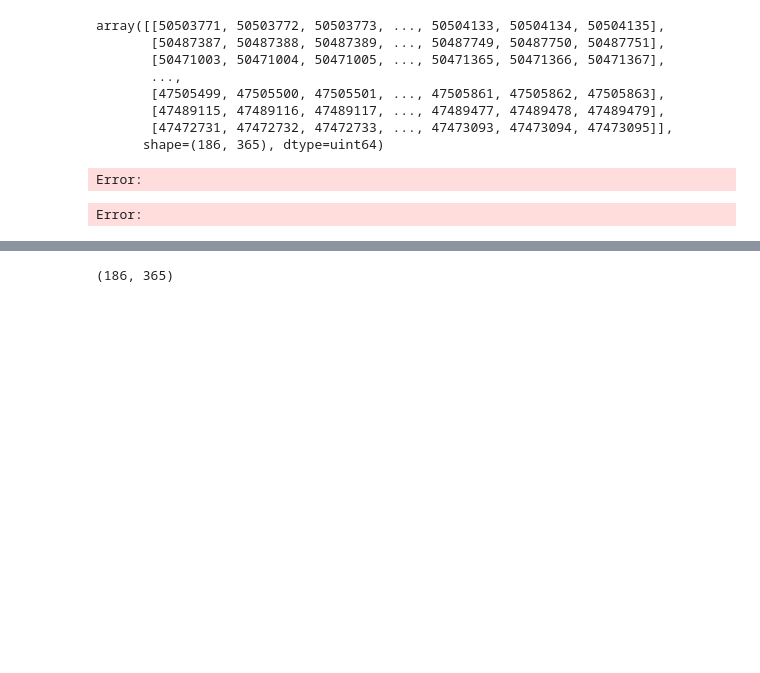
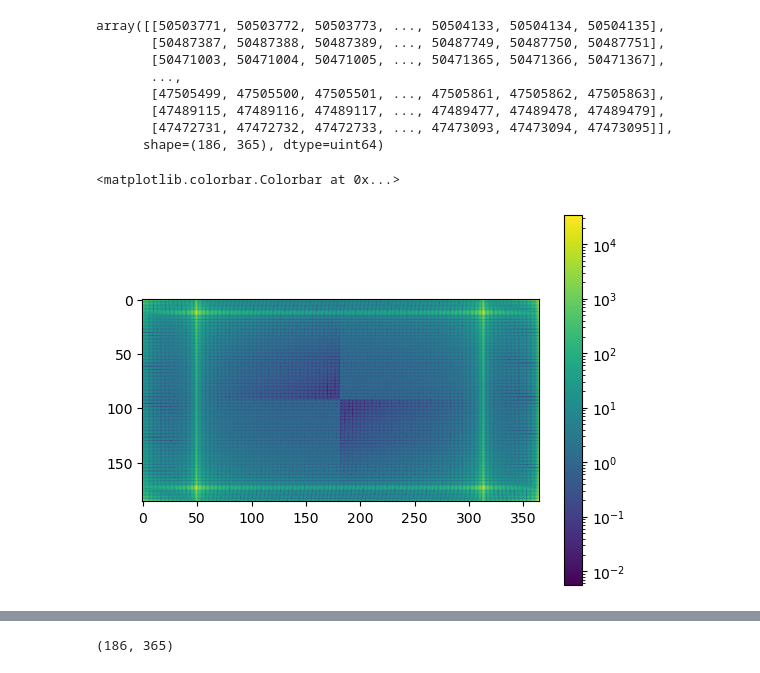
Before and after one commit to GRID4EARTH/healpix-analyse, a Jupyter notebook: Notebooks/Test_powerspectra.ipynb, the cells around one changed output, grey strips where cells are left out. Cells and saved outputs as stored; diff of their text form; code cells hidden in the pictures; blank space fills up the shorter version.

```diff
--- a/Notebooks/Test_powerspectra.ipynb
+++ b/Notebooks/Test_powerspectra.ipynb
@@ -57,7 +92,7 @@ import finufft
 # ...existing code...
 x = np.deg2rad(np.asarray(lat, dtype=np.float64).ravel())
 y = np.deg2rad(np.asarray(lon, dtype=np.float64).ravel())
-c = np.asarray(data, dtype=np.float64).ravel()
+c = np.asarray(data, dtype=np.complex128).ravel()
 
 # FINUFFT expects coords in [-pi, pi)
 x = ((x + np.pi) % (2*np.pi)) - np.pi
@@ -68,10 +103,13 @@ assert np.isfinite(x).all() and np.isfinite(y).all() and np.isfinite(c).all()
 ms, mt = map(int, data.shape)
 out = finufft.nufft2d1(x, y, c, (ms, mt), eps=1e-9, nthreads=1)
 # ...existing code...
-# %% [output]
-Error:
 # %%
 # FFT 2D non-uniforme
-out = finufft.nufft2d1(lat.flatten(), lon.flatten(), data.flatten(), data.shape, debug=2)
+out = finufft.nufft2d1(lat.flatten(), lon.flatten(),
+                       np.asarray(data, dtype=np.complex128).flatten(), data.shape, debug=0)
-# %% [output]
-Error:
+# %%
+plt.imshow(np.fft.fftshift(np.abs(out)), norm='log')
+plt.colorbar()
+# %% [output]
+<matplotlib.colorbar.Colorbar at 0x...>
+[figure, added]
```
Also changed, not shown: parts of 12 cells of this notebook, 5 other files.
